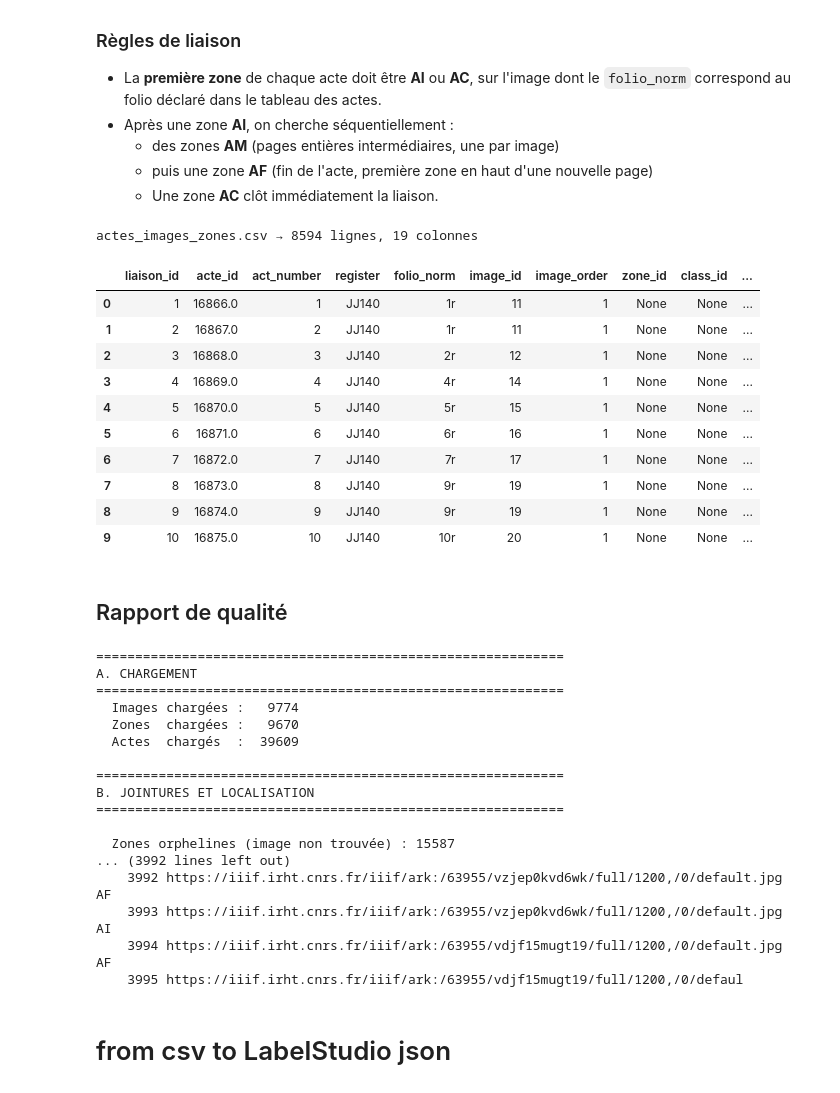
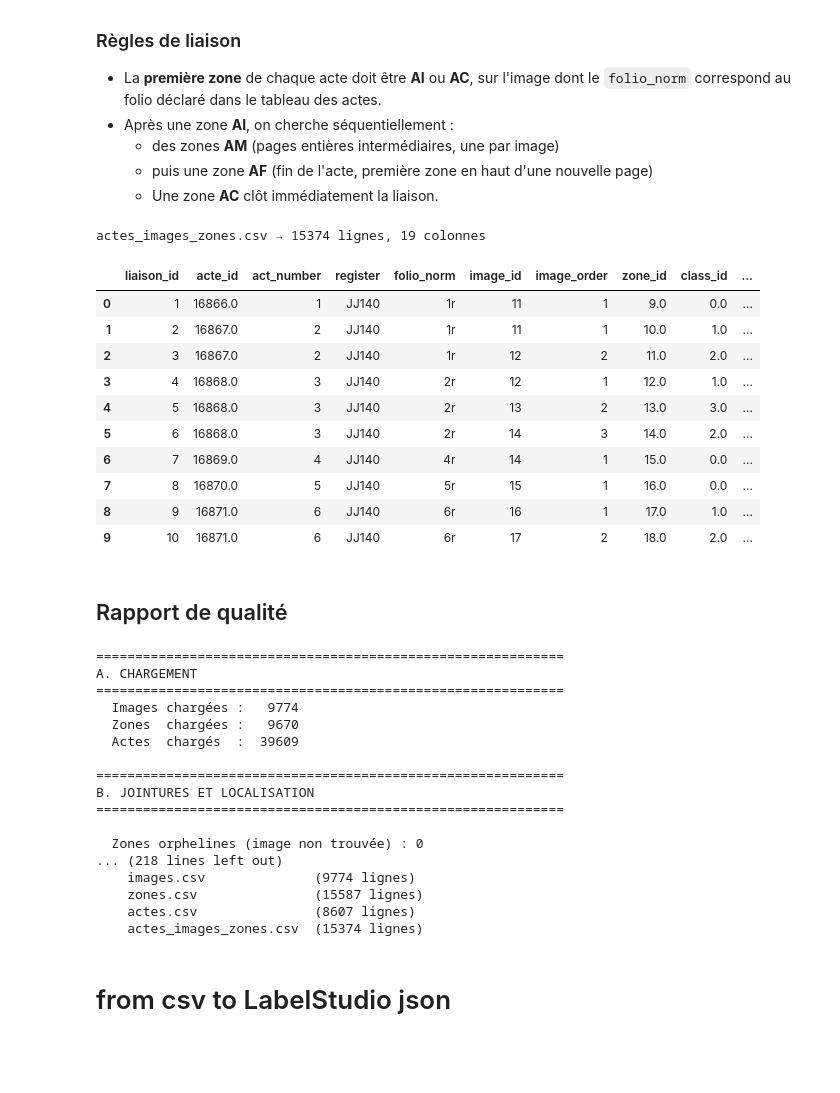
Before and after one commit to oriflamms/himanis, a Jupyter notebook: Acts/src_ipynb/JJ100-139-versImportLabelStudio2.ipynb, the cells around one changed output. Saved outputs shown, nothing was run; the diff lists cells and outputs as text; code cells hidden in the pictures; blank space fills up the shorter version.

```diff
--- a/Acts/src_ipynb/JJ100-139-versImportLabelStudio2.ipynb
+++ b/Acts/src_ipynb/JJ100-139-versImportLabelStudio2.ipynb
@@ -285,7 +285,7 @@ df_actes = df_actes_raw.copy()
 
 df_actes.rename(columns={
     'ID-temporaire':        'acte_id',
-    'Register':             'register',
+    'Register':             'volume',
     'Act_number':           'act_number',
     'Nvelle numérotation':  'new_numbering',
     'Folio Number ou page': 'folio_raw',
@@ -295,9 +295,9 @@ df_actes.rename(columns={
 
 
 
-df_actes = df_actes[df_actes['register'].isin(REGISTRES_CIBLES)].copy()
+df_actes = df_actes[df_actes['volume'].isin(REGISTRES_CIBLES)].copy()
 print(f"Actes après filtre {corpus} : {len(df_actes)} lignes")
-print(df_actes['register'].value_counts().sort_index())
+print(df_actes['volume'].value_counts().sort_index())
 
 df_actes['folio_norm'] = df_actes['folio_raw'].apply(normalize_folio)
 
@@ -307,14 +307,14 @@ df_actes['folio_norm'] = df_actes['folio_raw'].apply(normalize_folio)
 
 # Table de correspondance folio_norm → folio_sort_key par registre
 # On garde une seule valeur de folio_sort_key par (register, folio_norm) via first()
-folio_to_sortkey = (df_images[['register', 'folio_norm', 'folio_sort_key']]
-                    .drop_duplicates(subset=['register', 'folio_norm'])
+folio_to_sortkey = (df_images[['volume', 'folio_norm', 'folio_sort_key']]
+                    .drop_duplicates(subset=['volume', 'folio_norm'])
                     .reset_index(drop=True))
 
 # Merge à la place du apply (plus rapide, pas de problème de multi-index)
 df_actes = df_actes.merge(
     folio_to_sortkey,
-    on=['register', 'folio_norm'],
+    on=['volume', 'folio_norm'],
     how='left'
 )
 
@@ -322,7 +322,7 @@ df_actes = df_actes.merge(
 unmatched = df_actes[df_actes['folio_sort_key'].isna()]
 if not unmatched.empty:
     print(f"⚠️  {len(unmatched)} acte(s) sans folio_sort_key :")
-    print(unmatched[['acte_id', 'register', 'folio_norm']].to_string(index=False))
+    print(unmatched[['acte_id', 'volume', 'folio_norm']].to_string(index=False))
 else:
     print("✅ Tous les folios ont été matchés.")
 
@@ -343,7 +343,7 @@ for src, cols in inventory_sources.items():
         if col:
             df_actes[f'conc_{short}_{key}'] = df_actes[col].fillna('')
 
-BASE_COLS = ['acte_id', 'register', 'act_number', 'new_numbering',
+BASE_COLS = ['acte_id', 'volume', 'act_number', 'new_numbering',
              'folio_raw', 'folio_norm', 'verified', 'note']
 CONC_COLS = [c for c in df_actes.columns if c.startswith('conc_')]
 df_actes_out = df_actes[BASE_COLS + CONC_COLS].copy()
@@ -498,10 +498,15 @@ df_zones = df_zones.sort_values(
     ascending=[True, True, True, True]
     )
 
-img_lookup = df_images[['image_id', 'image_filename', 'register',
+img_lookup = df_images[['image_id', 'volume', 'folio_sort_key',
                          'folio_label', 'folio_norm']].copy()
 
-df_zones = df_zones.merge(img_lookup, on='image_filename', how='left')
+df_zones = df_zones.merge(
+    img_lookup,
+    on=['volume', 'folio_sort_key'],
+    how='left'
+)
+
 df_zones['zone_id'] = np.arange(1, len(df_zones) + 1)
 
 
@@ -524,7 +529,7 @@ CLASS_MAP = {
 df_zones['class_id'] = df_zones['class_name'].map(CLASS_MAP)
 
 ZONES_COLS = [
-    'zone_id', 'image_id', 'volume', 'register', 'folio_sort_key',
+    'zone_id', 'image_id', 'volume', 'folio_sort_key',
     'folio_label', 'folio_norm',
     'class_id', 'class_name',
     'abs_x', 'abs_y', 'abs_w', 'abs_h',
@@ -552,9 +557,11 @@ for iid in zones_by_image:
 all_zone_ids      = set(df_zones['zone_id'].tolist())
 attributed_zone_ids = set()   # alimenté lors de la construction des liaisons
 
+print('*' * 60)
 print(f"Index zones_by_image  : {len(zones_by_image)} images ont des zones")
 print(f"Total zones           : {len(all_zone_ids)}")
 
+print('*' * 30, 'df_zones', '*' * 60)
 
 df_zones.head(20)
 # %% [output]
@@ -853,8 +860,9 @@ def build_liaisons_for_acte(acte):
     Construit la liste des enregistrements de liaison pour un acte.
     Retourne (list[dict], statut_structure).
     """
+
     liaisons   = []
-    register   = acte['register']
+    register   = acte['volume']
     folio_norm = acte['folio_norm']
     acte_id    = acte['acte_id']
     act_number = acte['act_number']
@@ -866,9 +874,9 @@ def build_liaisons_for_acte(acte):
         return [], 'ignoré_sans_folio'
 
     # B — image d'ancrage
-    volume       = acte['register']
-    sort_key     = acte['folio_sort_key']
-    images_ancrage = img_by_folio.get((volume, sort_key), []) if pd.notna(sort_key) else []
+    volume       = acte['volume']
+    sort_key = int(acte['folio_sort_key']) if pd.notna(acte['folio_sort_key']) else None
+    images_ancrage = img_by_folio.get((volume, sort_key), []) if sort_key is not None else []
 
 
     if not images_ancrage:
@@ -988,44 +996,44 @@ def build_liaisons_for_acte(acte):
     return liaisons, statut
 
 # %%
 # Détection des zones orphelines (image non trouvée lors de la jointure)
 orphelines = df_zones[df_zones['image_id'].isna()]
 for _, row in orphelines.iterrows():
     log_zones_orphelines.append({
         'zone_id':        row['zone_id'],
         'image_filename': row['image_filename'],
         'class_name':     row['class_name'],
     })
 
 # %%
 # Construction de toutes les liaisons
 all_liaisons = []
 for _, acte in df_actes.iterrows():
     liaisons, _ = build_liaisons_for_acte(acte)
     all_liaisons.extend(liaisons)
 
 df_liaison = pd.DataFrame(all_liaisons)
 if not df_liaison.empty:
     df_liaison.insert(0, 'liaison_id', range(1, len(df_liaison) + 1))
 
 df_liaison.to_csv(os.path.join(OUT_DIR, "actes_images_zones.csv"),
                   index=False, sep=SEP)
 print(f"actes_images_zones.csv → {len(df_liaison)} lignes, "
       f"{len(df_liaison.columns)} colonnes")
 df_liaison.head(10)
 # %% [output]
-actes_images_zones.csv → 8594 lignes, 19 colonnes
+actes_images_zones.csv → 15374 lignes, 19 colonnes
 |  | liaison_id | acte_id | act_number | register | folio_norm | image_id | image_order | zone_id | class_id | ... |
-| 0 | 1 | 16866.0 | 1 | JJ140 | 1r | 11 | 1 | None | None | ... |
-| 1 | 2 | 16867.0 | 2 | JJ140 | 1r | 11 | 1 | None | None | ... |
-| 2 | 3 | 16868.0 | 3 | JJ140 | 2r | 12 | 1 | None | None | ... |
-| 3 | 4 | 16869.0 | 4 | JJ140 | 4r | 14 | 1 | None | None | ... |
-| 4 | 5 | 16870.0 | 5 | JJ140 | 5r | 15 | 1 | None | None | ... |
-| 5 | 6 | 16871.0 | 6 | JJ140 | 6r | 16 | 1 | None | None | ... |
-| 6 | 7 | 16872.0 | 7 | JJ140 | 7r | 17 | 1 | None | None | ... |
-| 7 | 8 | 16873.0 | 8 | JJ140 | 9r | 19 | 1 | None | None | ... |
-| 8 | 9 | 16874.0 | 9 | JJ140 | 9r | 19 | 1 | None | None | ... |
-| 9 | 10 | 16875.0 | 10 | JJ140 | 10r | 20 | 1 | None | None | ... |
+| 0 | 1 | 16866.0 | 1 | JJ140 | 1r | 11 | 1 | 9.0 | 0.0 | ... |
+| 1 | 2 | 16867.0 | 2 | JJ140 | 1r | 11 | 1 | 10.0 | 1.0 | ... |
+| 2 | 3 | 16867.0 | 2 | JJ140 | 1r | 12 | 2 | 11.0 | 2.0 | ... |
+| 3 | 4 | 16868.0 | 3 | JJ140 | 2r | 12 | 1 | 12.0 | 1.0 | ... |
+| 4 | 5 | 16868.0 | 3 | JJ140 | 2r | 13 | 2 | 13.0 | 3.0 | ... |
+| 5 | 6 | 16868.0 | 3 | JJ140 | 2r | 14 | 3 | 14.0 | 2.0 | ... |
+| 6 | 7 | 16869.0 | 4 | JJ140 | 4r | 14 | 1 | 15.0 | 0.0 | ... |
+| 7 | 8 | 16870.0 | 5 | JJ140 | 5r | 15 | 1 | 16.0 | 0.0 | ... |
+| 8 | 9 | 16871.0 | 6 | JJ140 | 6r | 16 | 1 | 17.0 | 1.0 | ... |
+| 9 | 10 | 16871.0 | 6 | JJ140 | 6r | 17 | 2 | 18.0 | 2.0 | ... |
 # %% [markdown]
 ## Rapport de qualité
 # %%
@@ -1136,10 +1144,10 @@ zones_attendues_non_attr = df_zones_attendues[
 
 if not zones_attendues_non_attr.empty:
     # Identifier l'acte candidat : un acte dont (register, folio_norm) matche la zone
-    actes_idx = df_actes.set_index(['register', 'folio_norm'])['acte_id'].to_dict()
+    actes_idx = df_actes.set_index(['volume', 'folio_norm'])['acte_id'].to_dict()
 
     def acte_candidat(row):
-        key = (row['register'], row['folio_norm'])
+        key = (row['volume'], row['folio_norm'])
         return actes_idx.get(key, 'aucun')
 
     zones_attendues_non_attr['acte_candidat'] = zones_attendues_non_attr.apply(
@@ -1162,7 +1170,7 @@ if not zones_attendues_non_attr.empty:
         cause, axis=1)
 
     cols_rapport = ['zone_id', 'image_id', 'class_name', 'folio_norm',
-                    'register', 'acte_candidat', 'cause_probable']
+                    'volume', 'acte_candidat', 'cause_probable']
     print("\n  ⚠ Zones attendues non attribuées (anomalies à corriger) :", len(zones_attendues_non_attr[cols_rapport]))
     print(zones_attendues_non_attr[cols_rapport][0:10].to_string(index=False))
 
@@ -1227,12 +1235,12 @@ A. CHARGEMENT
 B. JOINTURES ET LOCALISATION
 ============================================================
 
-  Zones orphelines (image non trouvée) : 15587
-... (3992 lines left out)
-    3992 https://iiif.irht.cnrs.fr/iiif/ark:/63955/vzjep0kvd6wk/full/1200,/0/default.jpg         AF
-    3993 https://iiif.irht.cnrs.fr/iiif/ark:/63955/vzjep0kvd6wk/full/1200,/0/default.jpg         AI
-    3994 https://iiif.irht.cnrs.fr/iiif/ark:/63955/vdjf15mugt19/full/1200,/0/default.jpg         AF
-    3995 https://iiif.irht.cnrs.fr/iiif/ark:/63955/vdjf15mugt19/full/1200,/0/defaul
+  Zones orphelines (image non trouvée) : 0
+... (218 lines left out)
+    images.csv              (9774 lignes)
+    zones.csv               (15587 lignes)
+    actes.csv               (8607 lignes)
+    actes_images_zones.csv  (15374 lignes)
 # %% [markdown]
 # from csv to LabelStudio json
 # %%
```
Also changed, not shown: parts of 3 cells of this notebook, 6 other files.
